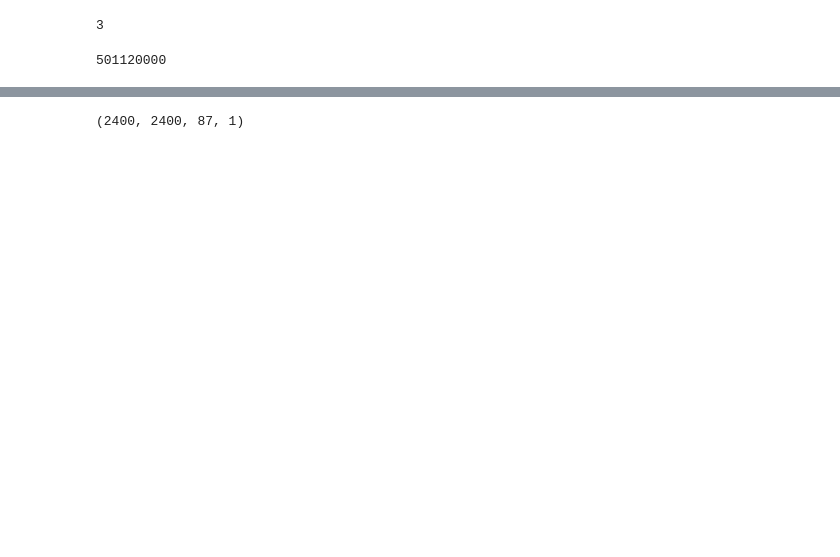
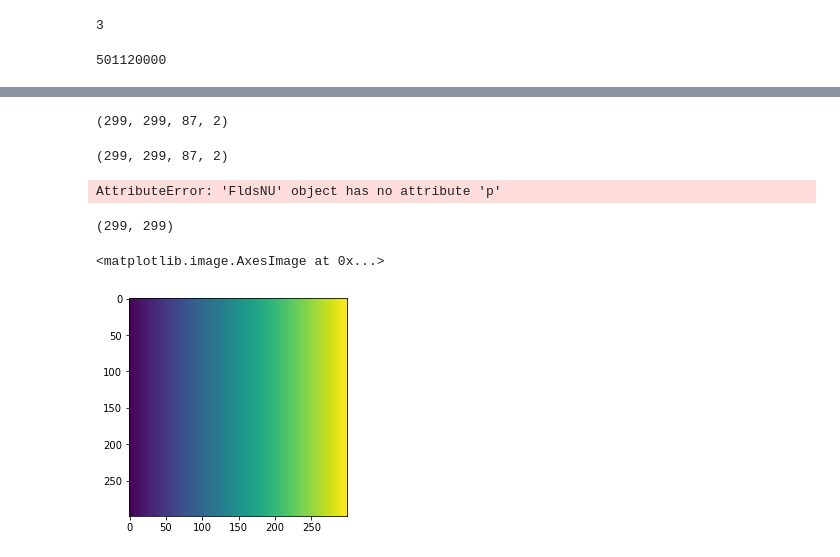
Before and after one commit to avik2007/CoupledOceAtmo, a Jupyter notebook: Joes_kpp_code/KPPdebugNotebook.ipynb, the cells around one changed output, grey strips where cells are left out. Saved outputs shown, nothing was run; the diff lists cells and outputs as text; code cells hidden in the pictures; blank space fills up the shorter version.

```diff
--- a/Joes_kpp_code/KPPdebugNotebook.ipynb
+++ b/Joes_kpp_code/KPPdebugNotebook.ipynb
@@ -242,6 +190,7 @@ import params_500mSNAPS_joecode as p
 
 
 dims = [87, 2400,2400]; #Hector's code has 87 layers # I think switching the height might fix the switch_column_row function (7/7/22)
+truncdims = [0, 300, 0, 300, 0, 87];
 data_dir = '/nobackup/amondal/Python/Joes_kpp_code/Hector_Sub_Data/'#'/scratch/p/peltier/jskitka/runs/2km_109l/kpp_all_on/run/';
 aux_data_dir = '/nobackup/amondal/Python/Joes_kpp_code/Hector_Sub_Data/';#'/home/p/peltier/jskitka/aux_data/low_res/';
 home_dir ='/nobackup/amondal/Python/Joes_kpp_code/'#'/scratch/p/peltier/jskitka/diagnostics/kpp_all_on/';
@@ -253,7 +202,7 @@ os.chdir(home_dir)
 ## Build File List
 
 lw = 3; fsize=16;
-iters = [798408];
+iters = [798408, 798552];
 cmax = 1e-6;
 
 c = model.LLChires(p.dirc, p.dirc, p.nx, p.ny, p.nz, p.tini, p.tref, p.tend, p.steps,p.rate, p.timedelta);
@@ -264,7 +213,7 @@ trim_ml = 30; # in meters
 post_hann = [1,1,0]; # this is passed in but not actually used...
 
 f = FldsNU();
-f.load_mitgcm_data(data_dir,aux_data_dir,iters,dims);
+f.load_mitgcm_data_trunc(data_dir,aux_data_dir,iters,dims, truncdims);
 # %% [output]
 max S = 34.699256896972656
 min S = 0.0
@@ -459,2 +234,0 @@ check V and W but why is Salt all fucked up? Salt wasn't fucked up it just had a
-# %%
-KPPviscA = f.load_mitgcm_field('KPPviscA',data_dir,iters,dims);
@@ -488,4 +235,23 @@ fla = np.swapaxes(fla, 0, 2)
-# %%
-fla.shape
-# %% [output]
-(2400, 2400, 87, 1)
+# %%
+f.S.shape
+# %% [output]
+(299, 299, 87, 2)
+# %%
+p = (np.cumsum(f.thknss,axis=2)-0.5*f.thknss)*9.81*1035/10000 + 10;
+p.shape
+# %% [output]
+(299, 299, 87, 2)
+# %%
+f.p[:,:,4,0].shape
+# %% [output]
+AttributeError: 'FldsNU' object has no attribute 'p'
+# %%
+np.squeeze(f.pgrid[:,:,0]).shape
+# %% [output]
+(299, 299)
+# %%
+%matplotlib inline
+plt.imshow(f.pgrid[:,:,0])
+# %% [output]
+<matplotlib.image.AxesImage at 0x...>
+[figure, added]
```
Also changed, not shown: parts of 127 cells of this notebook, 2 other files.
